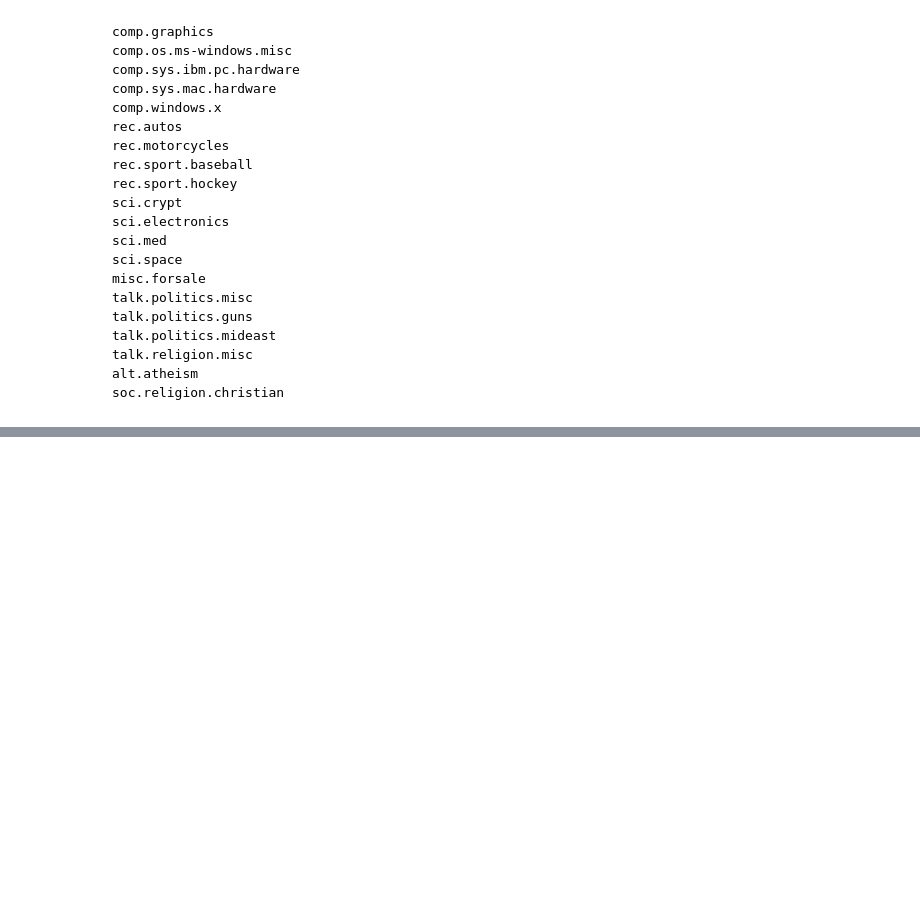
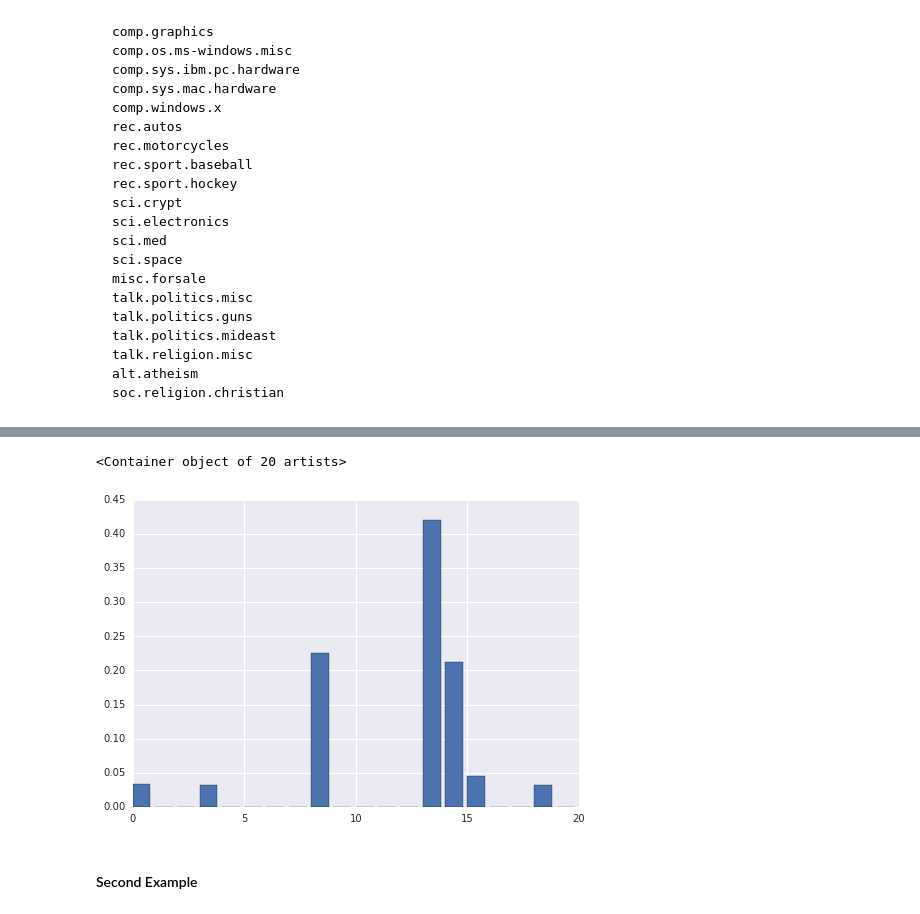
Before and after one commit to cemoody/lda2vec, a Jupyter notebook: examples/twenty_newsgroups/lda2vec/lda2vec.ipynb, the cells around one changed output, grey strips where cells are left out. Drawn from its saved outputs; the diff is of its cells as text; code cells hidden in the pictures; blank space fills up the shorter version.

```diff
--- a/examples/twenty_newsgroups/lda2vec/lda2vec.ipynb
+++ b/examples/twenty_newsgroups/lda2vec/lda2vec.ipynb
@@ -18,6 +25,6 @@ After runnning `lda2vec_run.py` script in `examples/twenty_newsgroups/lda2vec` d
 npz = np.load(open('topics.pyldavis.npz', 'r'))
 dat = {k: v for (k, v) in npz.iteritems()}
 dat['vocab'] = dat['vocab'].tolist()
-dat['term_frequency'] /= dat['term_frequency'].sum()
+# dat['term_frequency'] = dat['term_frequency'] * 1.0 / dat['term_frequency'].sum()
 # %%
 top_n = 10
@@ -96,0 +130,7 @@ The 20 newsgroups dataset is interesting because users effetively classify the t
+# %%
+plt.bar(np.arange(20), dat['doc_topic_dists'][1])
+# %% [output]
+<Container object of 20 artists>
+[figure, added]
+# %% [markdown]
+#### Second Example
```
Also changed, not shown: parts of 13 cells of this notebook, 3 other files.
